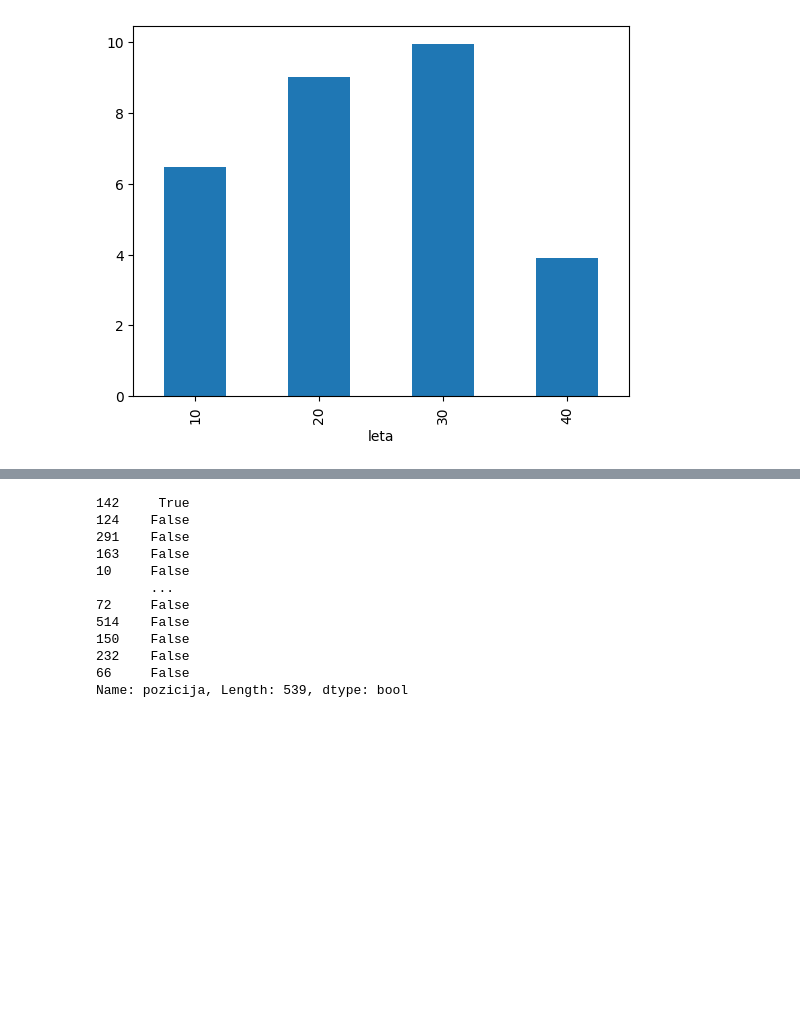
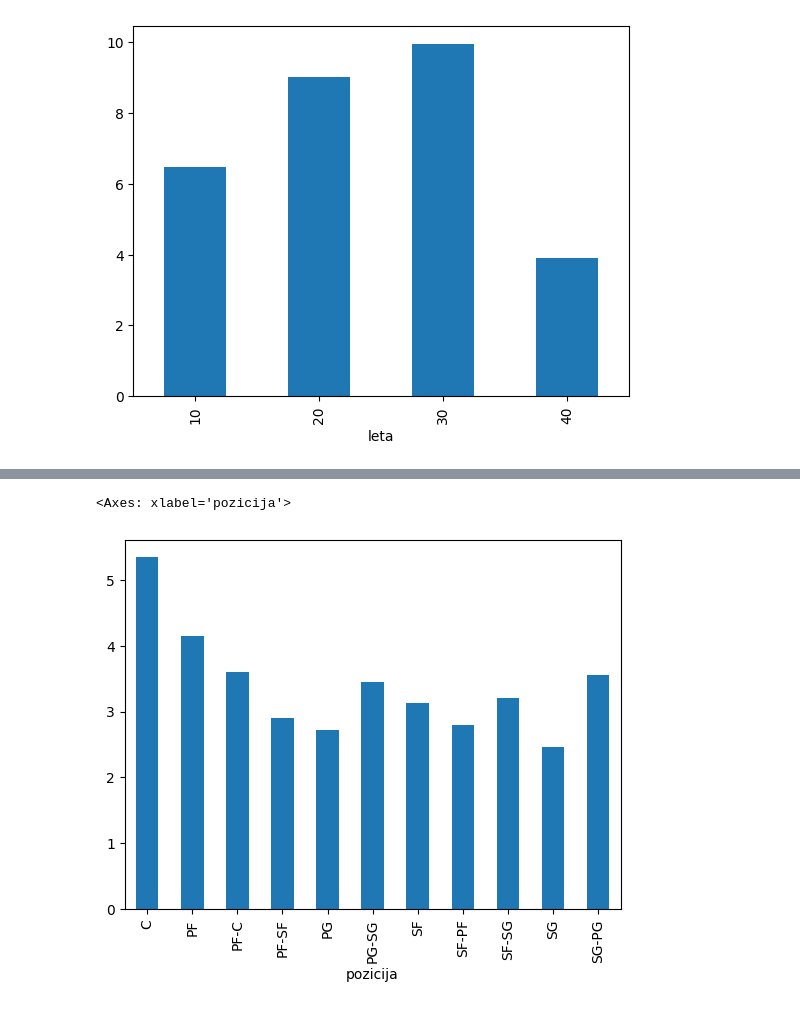
Before and after one commit to Miha-Novoselec/Projekt-Novoselec, a Jupyter notebook: Analiza-podatkov.ipynb, the cells around one changed output, grey strips where cells are left out. Drawn from its saved outputs; the diff is of its cells as text; code cells hidden in the pictures; blank space fills up the shorter version.

```diff
--- a/Analiza-podatkov.ipynb
+++ b/Analiza-podatkov.ipynb
@@ -268,3 +281,6 @@ igralci.groupby(["leta"])["povprecje_tocke"].mean().plot.bar()
 # %% [output]
 <Axes: xlabel='leta'>
 [figure]
+# %%
+igralci.sort_values(by="pozicija", ascending = False, inplace = True)
+igralci
@@ -271 +301,6 @@ igralci.groupby(["leta"])["povprecje_tocke"].mean().plot.bar()
+# %%
+igralci.groupby(["pozicija"])["povprecje_skoki"].mean().plot.bar()
+# %% [output]
+<Axes: xlabel='pozicija'>
+[figure, added]
 # %%
@@ -273,15 +307,0 @@ podtabela2 = igralci["pozicija"] == "C"
-# %%
-podtabela2
-# %% [output]
-142     True
-124    False
-291    False
-163    False
-10     False
-       ...
-72     False
-514    False
-150    False
-232    False
-66     False
-Name: pozicija, Length: 539, dtype: bool
```
Also changed, not shown: parts of 15 cells of this notebook.
